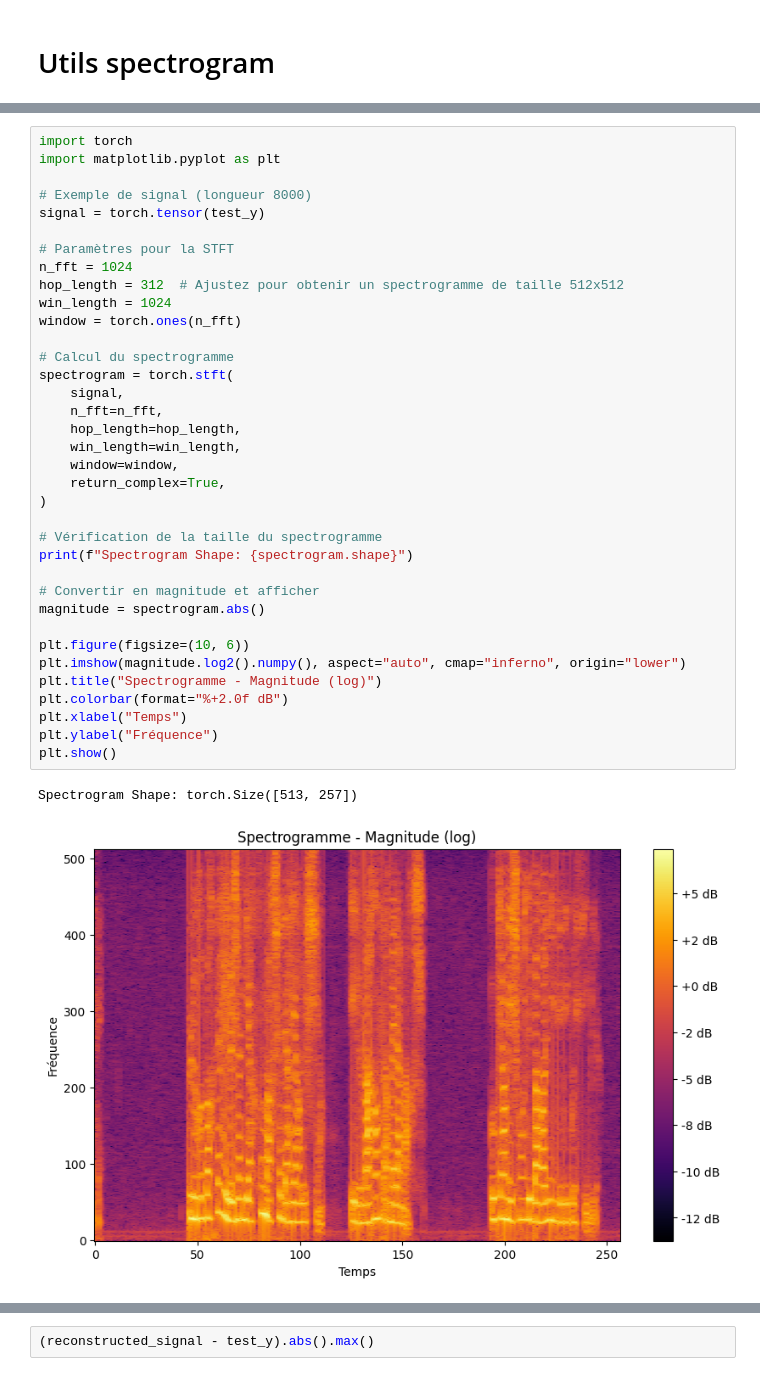
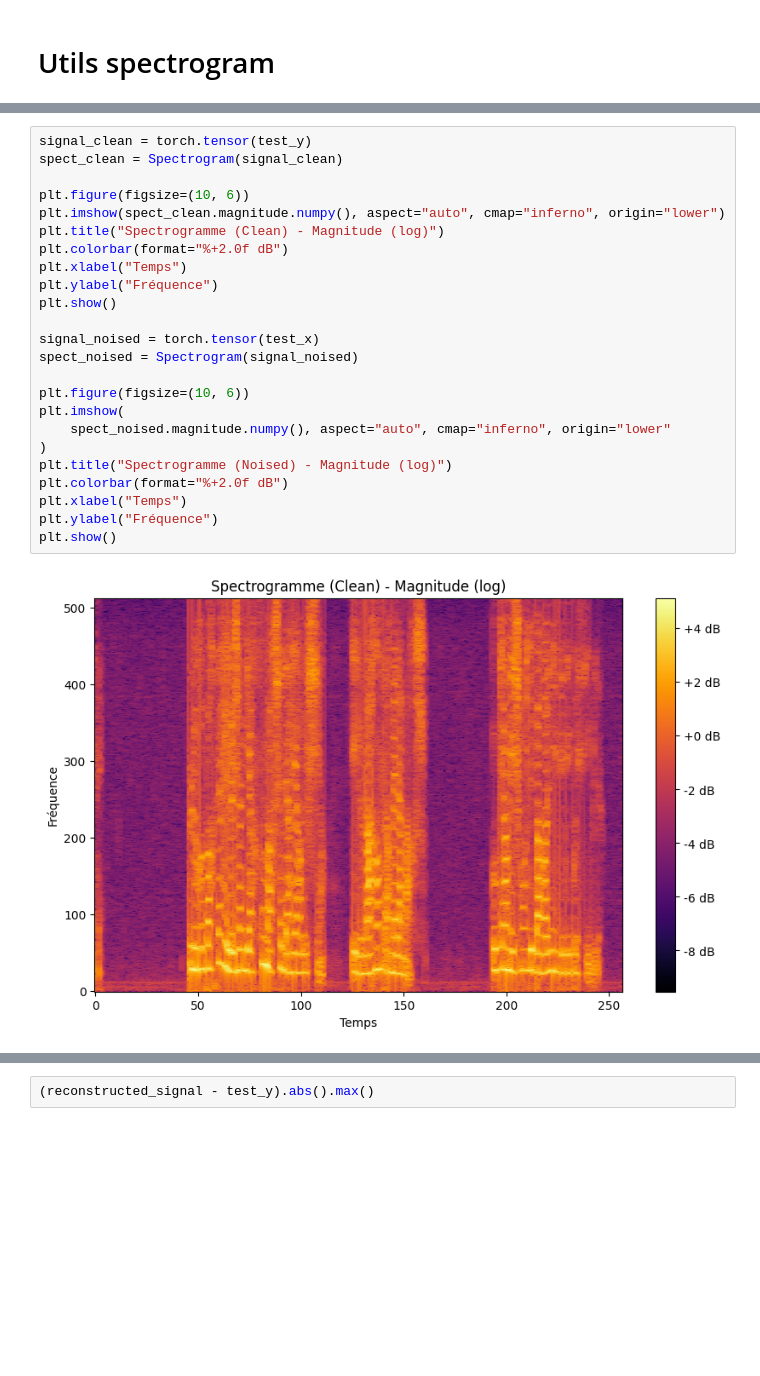
Before and after one commit to jules-chapon/dlsp-denoising, a Jupyter notebook: analysis/notebooks/output_test.ipynb, the cells around one changed output, grey strips where cells are left out. Drawn from its saved outputs; the diff is of its cells as text; blank space fills up the shorter version.

Commit message:
[ADD] Pipeline for test output

```diff
--- a/analysis/notebooks/output_test.ipynb
+++ b/analysis/notebooks/output_test.ipynb
@@ -232,39 +49,26 @@ Audio(reconstructed_signal, rate=8000)
-# %%
-import torch
-import matplotlib.pyplot as plt
-
-# Exemple de signal (longueur 8000)
-signal = torch.tensor(test_y)
-
-# Paramètres pour la STFT
-n_fft = 1024
-hop_length = 312  # Ajustez pour obtenir un spectrogramme de taille 512x512
-win_length = 1024
-window = torch.ones(n_fft)
-
-# Calcul du spectrogramme
-spectrogram = torch.stft(
-    signal,
-    n_fft=n_fft,
-    hop_length=hop_length,
-    win_length=win_length,
-    window=window,
-    return_complex=True,
-)
-
-# Vérification de la taille du spectrogramme
-print(f"Spectrogram Shape: {spectrogram.shape}")
-
-# Convertir en magnitude et afficher
-magnitude = spectrogram.abs()
-
-plt.figure(figsize=(10, 6))
-plt.imshow(magnitude.log2().numpy(), aspect="auto", cmap="inferno", origin="lower")
-plt.title("Spectrogramme - Magnitude (log)")
-plt.colorbar(format="%+2.0f dB")
-plt.xlabel("Temps")
-plt.ylabel("Fréquence")
-plt.show()
-# %% [output]
-Spectrogram Shape: torch.Size([513, 257])
-[figure, removed]
+# %%
+signal_clean = torch.tensor(test_y)
+spect_clean = Spectrogram(signal_clean)
+
+plt.figure(figsize=(10, 6))
+plt.imshow(spect_clean.magnitude.numpy(), aspect="auto", cmap="inferno", origin="lower")
+plt.title("Spectrogramme (Clean) - Magnitude (log)")
+plt.colorbar(format="%+2.0f dB")
+plt.xlabel("Temps")
+plt.ylabel("Fréquence")
+plt.show()
+
+signal_noised = torch.tensor(test_x)
+spect_noised = Spectrogram(signal_noised)
+
+plt.figure(figsize=(10, 6))
+plt.imshow(
+    spect_noised.magnitude.numpy(), aspect="auto", cmap="inferno", origin="lower"
+)
+plt.title("Spectrogramme (Noised) - Magnitude (log)")
+plt.colorbar(format="%+2.0f dB")
+plt.xlabel("Temps")
+plt.ylabel("Fréquence")
+plt.show()
+# %% [output]
+[figure, added]
```
Also changed, not shown: parts of 29 cells of this notebook, 3 other files.
